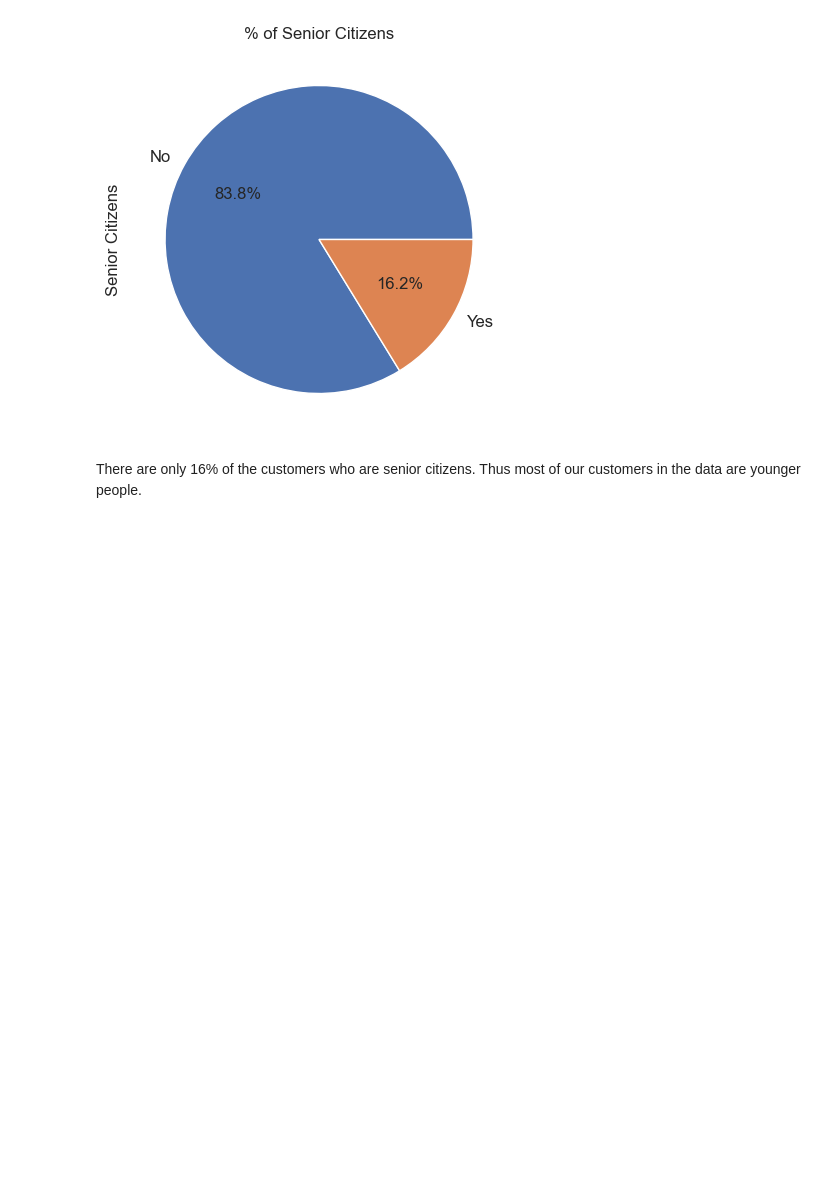
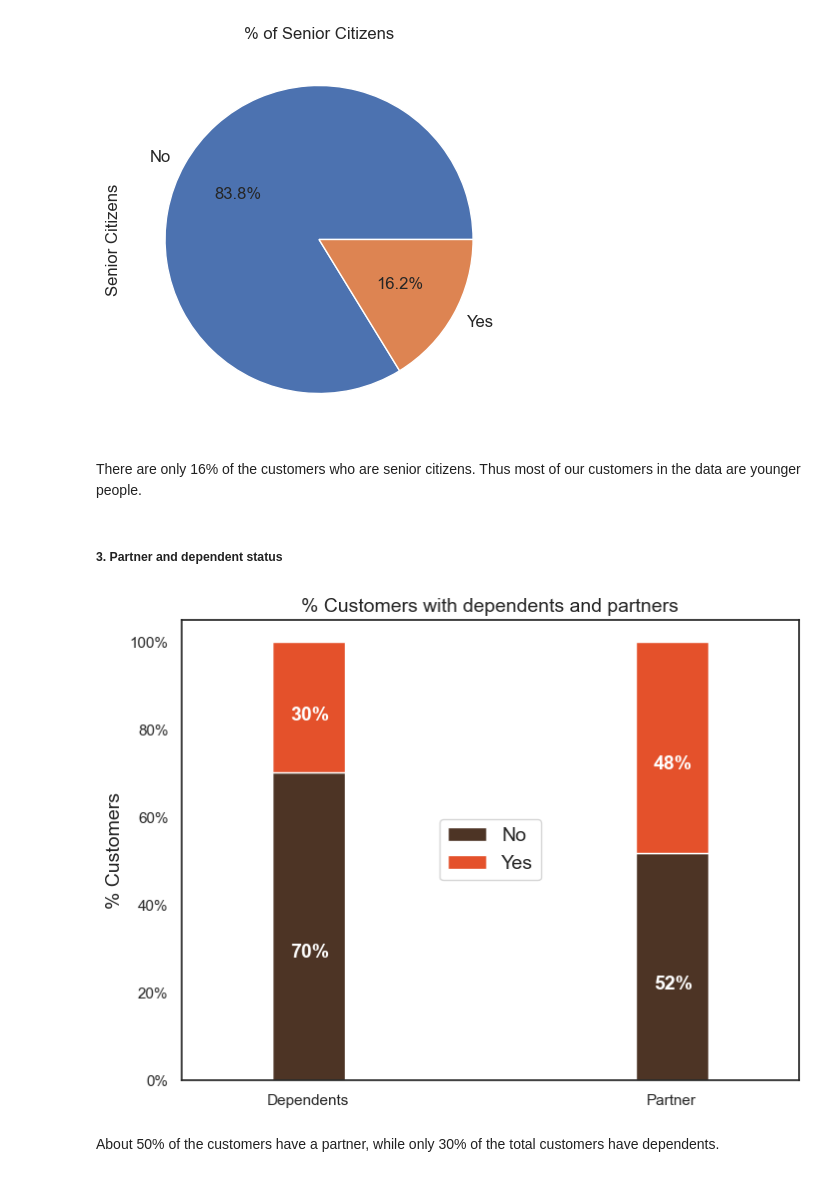
Before and after one commit to AmirMotefaker/Sales-Data-Analysis, a Jupyter notebook: Customer Churn Prediction/Customer Churn Prediction - Telecom/Customer Churn Prediction - Telecom.ipynb, the cells around one changed output. Cells and saved outputs as stored; diff of their text form; code cells hidden in the pictures; blank space fills up the shorter version.

Commit message:
Update Customer Churn Prediction - Telecom

```diff
--- a/Customer Churn Prediction/Customer Churn Prediction - Telecom/Customer Churn Prediction - Telecom.ipynb
+++ b/Customer Churn Prediction/Customer Churn Prediction - Telecom/Customer Churn Prediction - Telecom.ipynb
@@ -187,3 +187,31 @@ Text(0.5, 1.0, '% of Senior Citizens')
 [figure]
 # %% [markdown]
 There are only 16% of the customers who are senior citizens. Thus most of our customers in the data are younger people.
+# %% [markdown]
+##### 3. Partner and dependent status
+# %%
+df2 = pd.melt(data, id_vars=['customerID'], value_vars=['Dependents','Partner'])
+df3 = df2.groupby(['variable','value']).count().unstack()
+df3 = df3*100/len(data)
+colors = ['#4D3425','#E4512B']
+ax = df3.loc[:,'customerID'].plot.bar(stacked=True, color=colors,
+                                      figsize=(8,6),rot = 0,
+                                     width = 0.2)
+
+ax.yaxis.set_major_formatter(mtick.PercentFormatter())
+ax.set_ylabel('% Customers',size = 14)
+ax.set_xlabel('')
+ax.set_title('% Customers with dependents and partners',size = 14)
+ax.legend(loc = 'center',prop={'size':14})
+
+for p in ax.patches:
+    width, height = p.get_width(), p.get_height()
+    x, y = p.get_xy()
+    ax.annotate('{:.0f}%'.format(height), (p.get_x()+.25*width, p.get_y()+.4*height),
+                color = 'white',
+               weight = 'bold',
+               size = 14)
+# %% [output]
+[figure, added]
+# %% [markdown]
+About 50% of the customers have a partner, while only 30% of the total customers have dependents.
```
